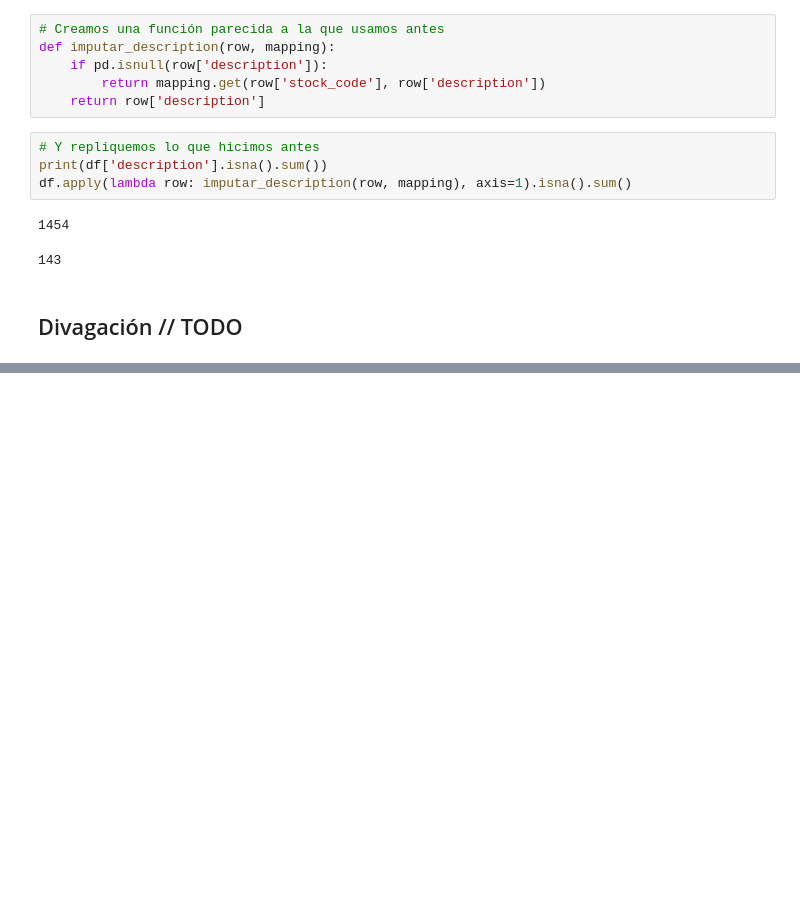
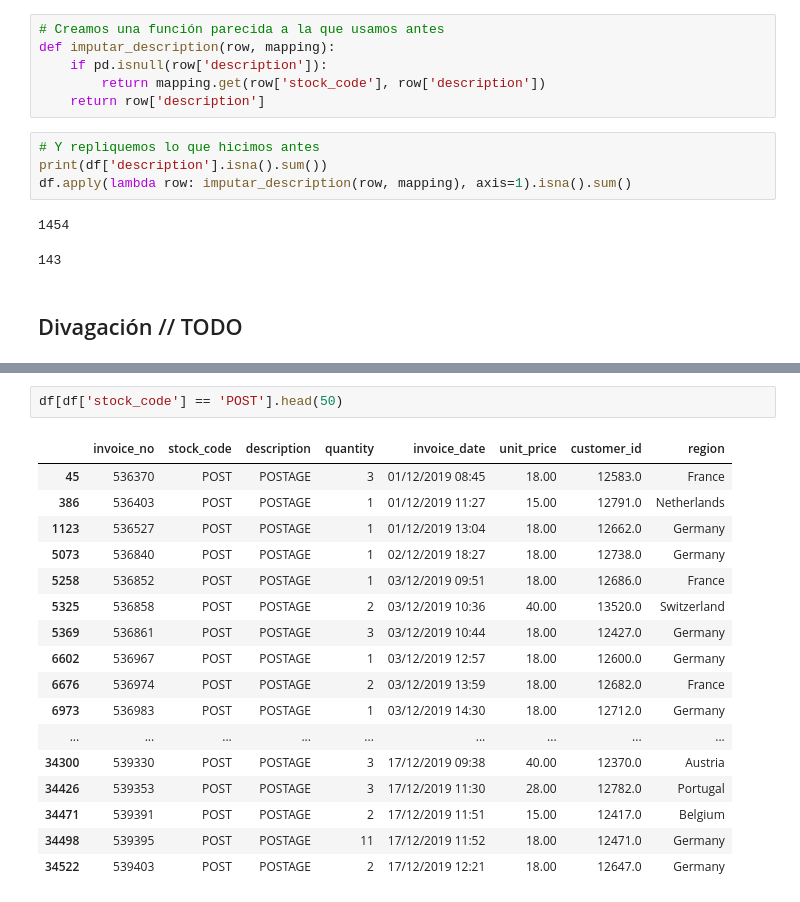
Before and after one commit to MaElmoon39/RetailSaviors, a Jupyter notebook: Cruh.ipynb, the cells around one changed output, grey strips where cells are left out. Drawn from its saved outputs; the diff is of its cells as text; blank space fills up the shorter version.

```diff
--- a/Cruh.ipynb
+++ b/Cruh.ipynb
@@ -288,0 +416,20 @@ df[df['quantity'] < 0]
+# %%
+df[df['stock_code'] == 'POST'].head(50)
+# %% [output]
+|  | invoice_no | stock_code | description | quantity | invoice_date | unit_price | customer_id | region |
+| 45 | 536370 | POST | POSTAGE | 3 | 01/12/2019 08:45 | 18.00 | 12583.0 | France |
+| 386 | 536403 | POST | POSTAGE | 1 | 01/12/2019 11:27 | 15.00 | 12791.0 | Netherlands |
+| 1123 | 536527 | POST | POSTAGE | 1 | 01/12/2019 13:04 | 18.00 | 12662.0 | Germany |
+| 5073 | 536840 | POST | POSTAGE | 1 | 02/12/2019 18:27 | 18.00 | 12738.0 | Germany |
+| 5258 | 536852 | POST | POSTAGE | 1 | 03/12/2019 09:51 | 18.00 | 12686.0 | France |
+| 5325 | 536858 | POST | POSTAGE | 2 | 03/12/2019 10:36 | 40.00 | 13520.0 | Switzerland |
+| 5369 | 536861 | POST | POSTAGE | 3 | 03/12/2019 10:44 | 18.00 | 12427.0 | Germany |
+| 6602 | 536967 | POST | POSTAGE | 1 | 03/12/2019 12:57 | 18.00 | 12600.0 | Germany |
+| 6676 | 536974 | POST | POSTAGE | 2 | 03/12/2019 13:59 | 18.00 | 12682.0 | France |
+| 6973 | 536983 | POST | POSTAGE | 1 | 03/12/2019 14:30 | 18.00 | 12712.0 | Germany |
+| ... | ... | ... | ... | ... | ... | ... | ... | ... |
+| 34300 | 539330 | POST | POSTAGE | 3 | 17/12/2019 09:38 | 40.00 | 12370.0 | Austria |
+| 34426 | 539353 | POST | POSTAGE | 3 | 17/12/2019 11:30 | 28.00 | 12782.0 | Portugal |
+| 34471 | 539391 | POST | POSTAGE | 2 | 17/12/2019 11:51 | 15.00 | 12417.0 | Belgium |
+| 34498 | 539395 | POST | POSTAGE | 11 | 17/12/2019 11:52 | 18.00 | 12471.0 | Germany |
+| 34522 | 539403 | POST | POSTAGE | 2 | 17/12/2019 12:21 | 18.00 | 12647.0 | Germany |
```
Also changed, not shown: parts of 32 cells of this notebook.
